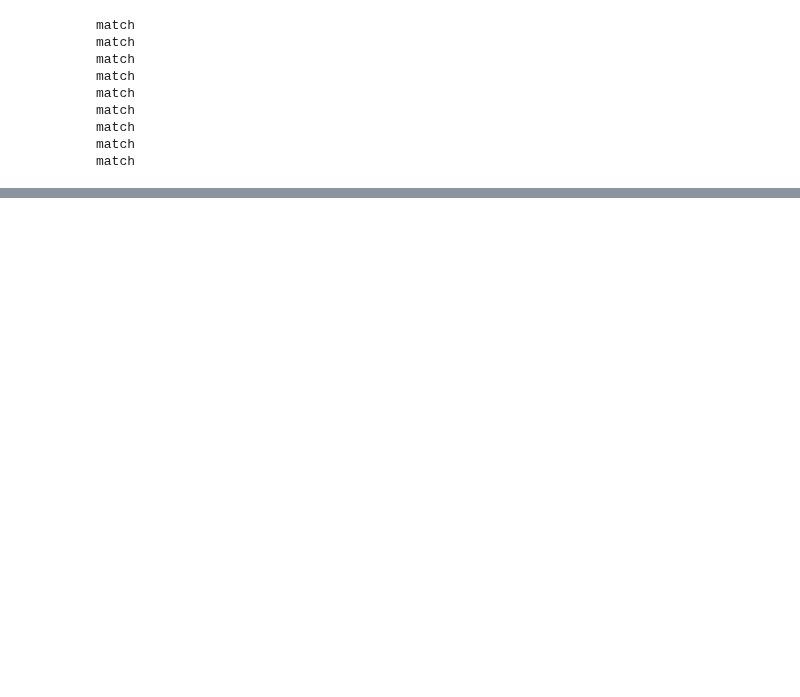
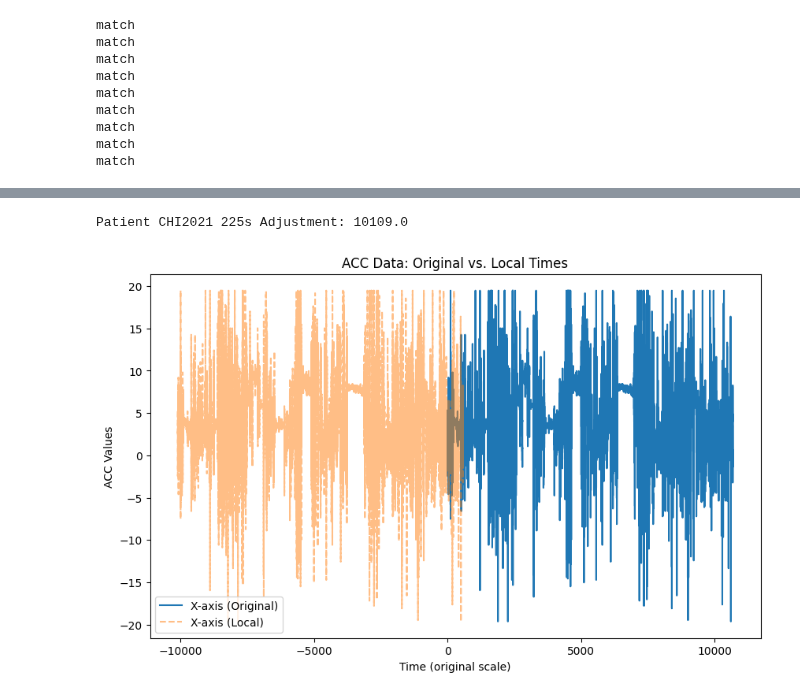
Before and after one commit to ScreamingPigeon/ms-analysis-23, a Jupyter notebook: read.ipynb, the cells around one changed output, grey strips where cells are left out. Cells and saved outputs as stored; diff of their text form; code cells hidden in the pictures; blank space fills up the shorter version.

```diff
--- a/read.ipynb
+++ b/read.ipynb
@@ -71,7 +71,7 @@ for temp in temp_hold:
 CHI2021 103
 # %%
 #load in csvs
-src = './data/HOA Data'
+src = './Data/HOA_Data'
 csv_file = []
 
 
@@ -87,6 +87,7 @@ print(len(patients), len(csv_file))
 # %% [output]
 53 39
 # %%
+matched_patients = list()
 for patient in patients:
     #for every unique patient - cross reference csvs
     buffer = 3*60*60
@@ -101,9 +102,10 @@ for patient in patients:
             markers[i]=1
             csv_file[i]=None
             i-=1
+            matched_patients.append(patient)
             break
     print(sum(markers), patient.id)
-print(csv_file)
+# print(csv_file)
 # %% [output]
 0 CHI2021 231
 1 CHI2021 223
@@ -181,0 +215,9 @@ match
+# %%
+not_in_order = list()
+for patient in matched_patients:
+    delDupes(patient)
+    output = inOrder(patient)
+    if (output[0] == False):
+        not_in_order.append([output[1], output[2]])
+        print(inOrder(patient))
+not_in_order
@@ -218,0 +343,28 @@ Local:  10509.0   10635.0 Global:  1623083358   1623083484
+# %%
+def plot_sbs(person):
+    plt.figure(figsize=(10, 6))
+    adjustment = person.activities[1].start - person.csv_time
+    print(f'Patient {person.id}s Adjustment: {adjustment} seconds')
+
+    # Original times
+    plt.plot(person.acc['t'], person.acc['x'], label='X-axis (Original)')
+    # plt.plot(person_11['t'], person_11['y'], label='Y-axis (Original)')
+    # plt.plot(person_11['t'], person_11['z'], label='Z-axis (Original)')
+
+    # Local times adjusted
+    # Adjusting local times for plotting purposes to visually compare on the same x-axis
+    # Here, we plot local times but shift the labels to compare directly
+    plt.plot(person.acc['t'] - adjustment, person.acc['x'], '--', label='X-axis (Local)', alpha=0.5)
+    # plt.plot(person_11['t'] - local_time_adjustment, person_11['y'], '--', label='Y-axis (Local)', alpha=0.5)
+    # plt.plot(person_11['t'] - local_time_adjustment, person_11['z'], '--', label='Z-axis (Local)', alpha=0.5)
+
+    plt.title('ACC Data: Original vs. Local Times')
+    plt.xlabel('Time (original scale)')
+    plt.ylabel('ACC Values')
+    plt.legend()
+    plt.show()
+# %%
+plot_sbs(patients[11])
+# %% [output]
+Patient CHI2021 225s Adjustment: 10109.0
+[figure, added]
```
Also changed, not shown: parts of 14 cells of this notebook, 3 other files.
